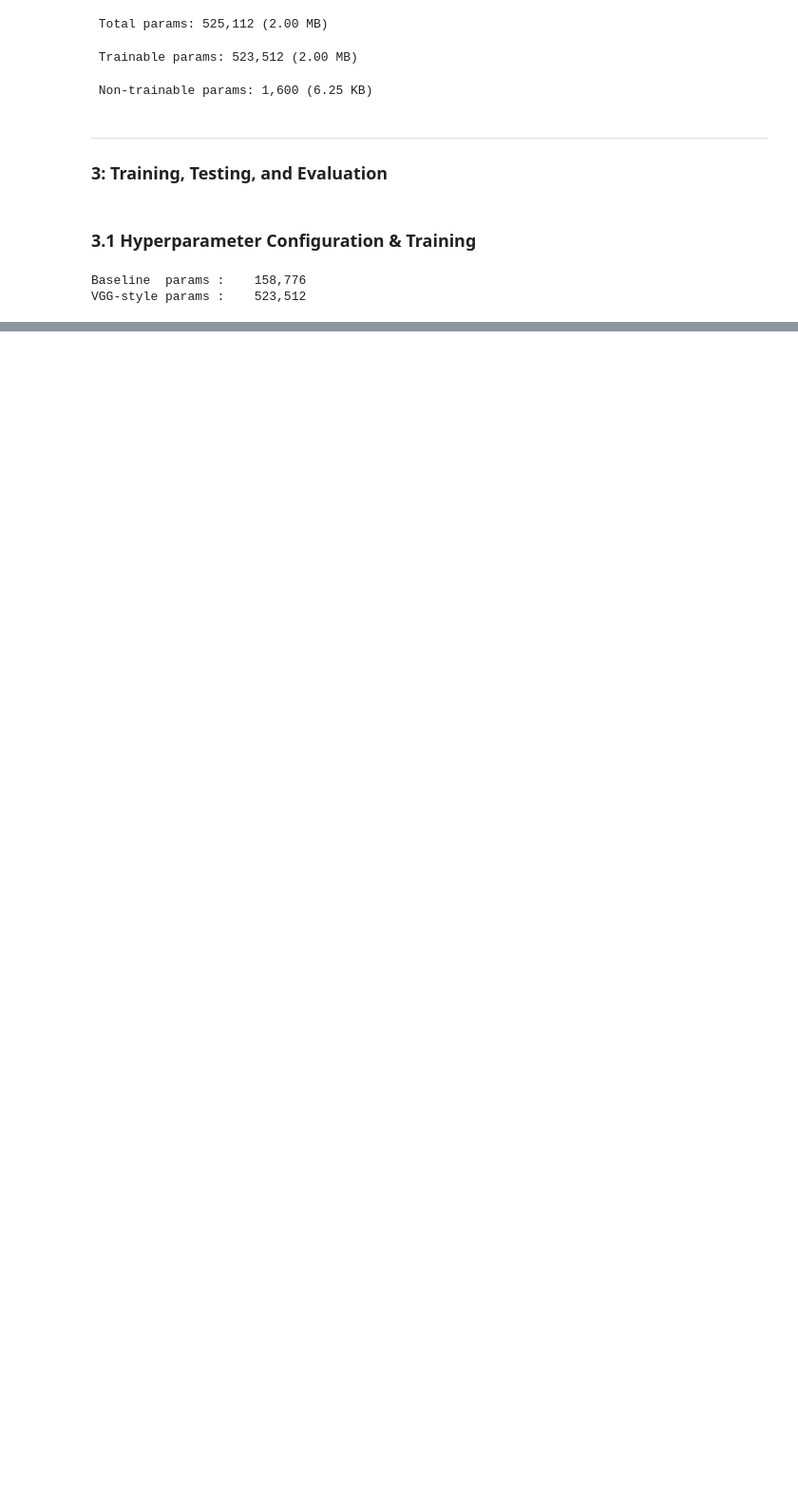
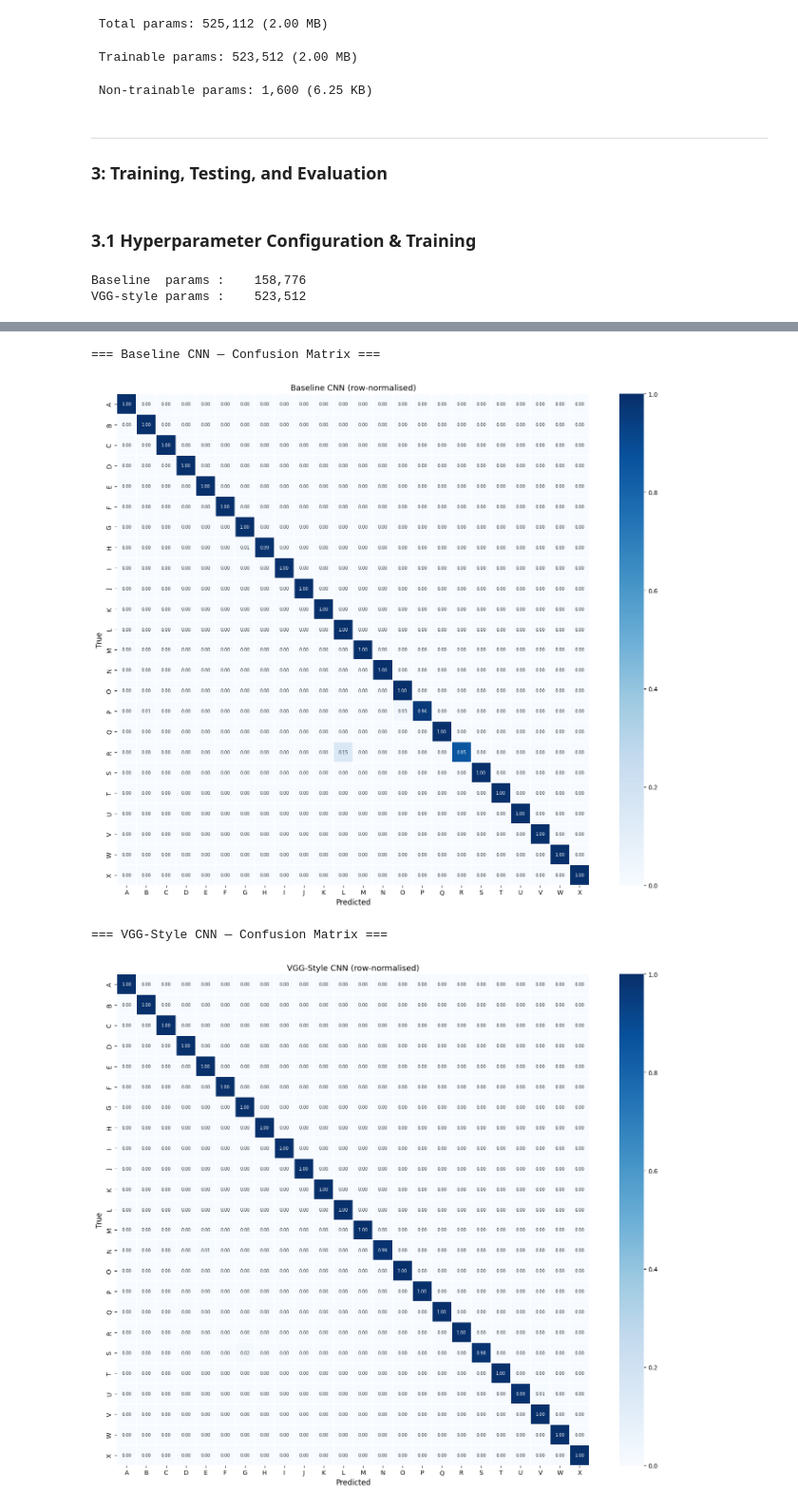
Before and after one commit to Ashonet/CSCU9M6, a Jupyter notebook: CSCU9M6_Assignment.ipynb, the cells around one changed output, grey strips where cells are left out. Shown at 95% size. Saved outputs shown, nothing was run; the diff lists cells and outputs as text; code cells hidden in the pictures; blank space fills up the shorter version.

```diff
--- a/CSCU9M6_Assignment.ipynb
+++ b/CSCU9M6_Assignment.ipynb
@@ -409,0 +505,37 @@ print(f"\nVGG-style training time: {vgg_time:.0f}s")
+# %%
+def plot_confusion_matrix(model, X, y, class_names, title="Confusion Matrix"):
+    y_pred = np.argmax(model.predict(X, verbose=0), axis=1)
+    # Map raw label values to 0-indexed positions
+    unique_lbls = np.unique(y)
+    label_to_idx = {lbl: i for i, lbl in enumerate(unique_lbls)}
+    y_idx      = np.array([label_to_idx[l] for l in y])
+    y_pred_idx = np.array([label_to_idx[l] if l in label_to_idx else -1
+                           for l in y_pred])
+
+    cm = confusion_matrix(y_idx, y_pred_idx, labels=list(range(len(unique_lbls))))
+    # Normalise per row
+    cm_norm = cm.astype(float) / cm.sum(axis=1, keepdims=True)
+
+    fig, ax = plt.subplots(figsize=(14, 12))
+    sns.heatmap(cm_norm, annot=True, fmt='.2f', cmap='Blues',
+                xticklabels=class_names, yticklabels=class_names,
+                linewidths=0.3, ax=ax, vmin=0, vmax=1,
+                annot_kws={"size": 7})
+    ax.set_xlabel("Predicted", fontsize=12)
+    ax.set_ylabel("True", fontsize=12)
+    ax.set_title(f"{title} (row-normalised)", fontsize=13)
+    plt.tight_layout()
+    plt.savefig(f"cm_{title.replace(' ','_')}.png", dpi=120, bbox_inches='tight')
+    plt.show()
+    return cm, y_pred
+
+print("=== Baseline CNN — Confusion Matrix ===")
+cm_b, preds_b = plot_confusion_matrix(baseline, X_test, y_test, CLASS_NAMES, "Baseline CNN")
+
+print("=== VGG-Style CNN — Confusion Matrix ===")
+cm_v, preds_v = plot_confusion_matrix(vgg, X_test, y_test, CLASS_NAMES, "VGG-Style CNN")
+# %% [output]
+=== Baseline CNN — Confusion Matrix ===
+[figure, added]
+=== VGG-Style CNN — Confusion Matrix ===
+[figure, added]
```
Also changed, not shown: parts of 10 cells of this notebook.
